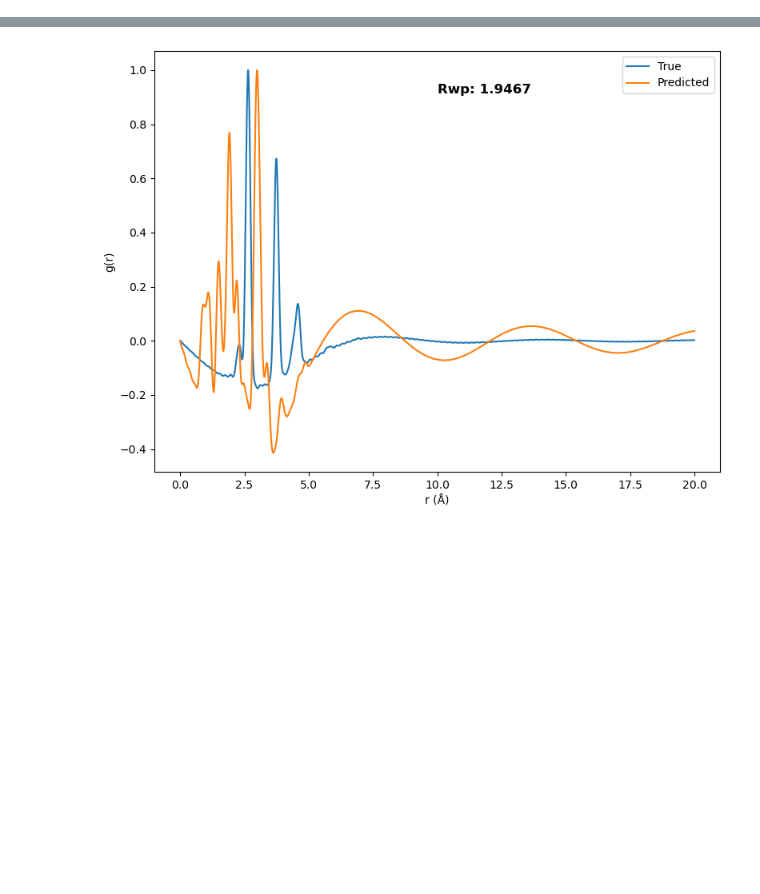
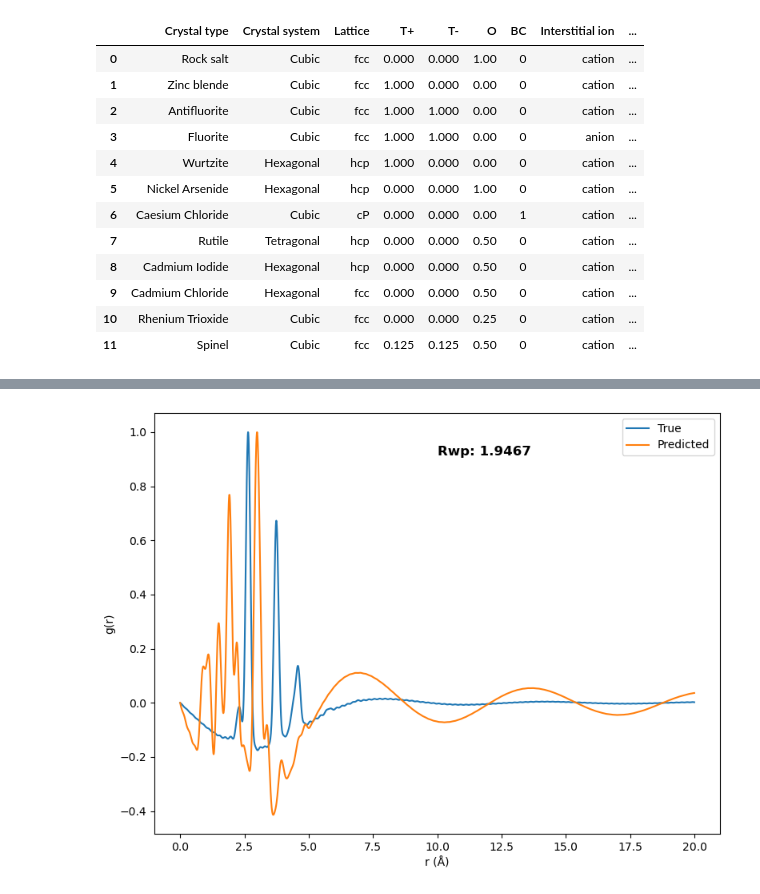
Before and after one commit to UlrikFriisJensen/ToSCA, a Jupyter notebook: pdf_loss.ipynb, the cells around one changed output, grey strips where cells are left out. Drawn from its saved outputs; the diff is of its cells as text; code cells hidden in the pictures; blank space fills up the shorter version.

```diff
--- a/pdf_loss.ipynb
+++ b/pdf_loss.ipynb
@@ -11,3 +11,21 @@ import json
 import pandas as pd
 import warnings
 warnings.filterwarnings("ignore")
+# %%
+df_crystal_types = pd.read_csv('CrystalTypeDescriptors.txt', sep=',')
+df_crystal_types['T'] = df_crystal_types[['T+','T-']].mean(axis=1)
+df_crystal_types
+# %% [output]
+|  | Crystal type | Crystal system | Lattice | T+ | T- | O | BC | Interstitial ion | ... |
+| 0 | Rock salt | Cubic | fcc | 0.000 | 0.000 | 1.00 | 0 | cation | ... |
+| 1 | Zinc blende | Cubic | fcc | 1.000 | 0.000 | 0.00 | 0 | cation | ... |
+| 2 | Antifluorite | Cubic | fcc | 1.000 | 1.000 | 0.00 | 0 | cation | ... |
+| 3 | Fluorite | Cubic | fcc | 1.000 | 1.000 | 0.00 | 0 | anion | ... |
+| 4 | Wurtzite | Hexagonal | hcp | 1.000 | 0.000 | 0.00 | 0 | cation | ... |
+| 5 | Nickel Arsenide | Hexagonal | hcp | 0.000 | 0.000 | 1.00 | 0 | cation | ... |
+| 6 | Caesium Chloride | Cubic | cP | 0.000 | 0.000 | 0.00 | 1 | cation | ... |
+| 7 | Rutile | Tetragonal | hcp | 0.000 | 0.000 | 0.50 | 0 | cation | ... |
+| 8 | Cadmium Iodide | Hexagonal | hcp | 0.000 | 0.000 | 0.50 | 0 | cation | ... |
+| 9 | Cadmium Chloride | Hexagonal | fcc | 0.000 | 0.000 | 0.50 | 0 | cation | ... |
+| 10 | Rhenium Trioxide | Cubic | fcc | 0.000 | 0.000 | 0.25 | 0 | cation | ... |
+| 11 | Spinel | Cubic | fcc | 0.125 | 0.125 | 0.50 | 0 | cation | ... |
```
Also changed, not shown: parts of 1 cell of this notebook, 2 other files.
